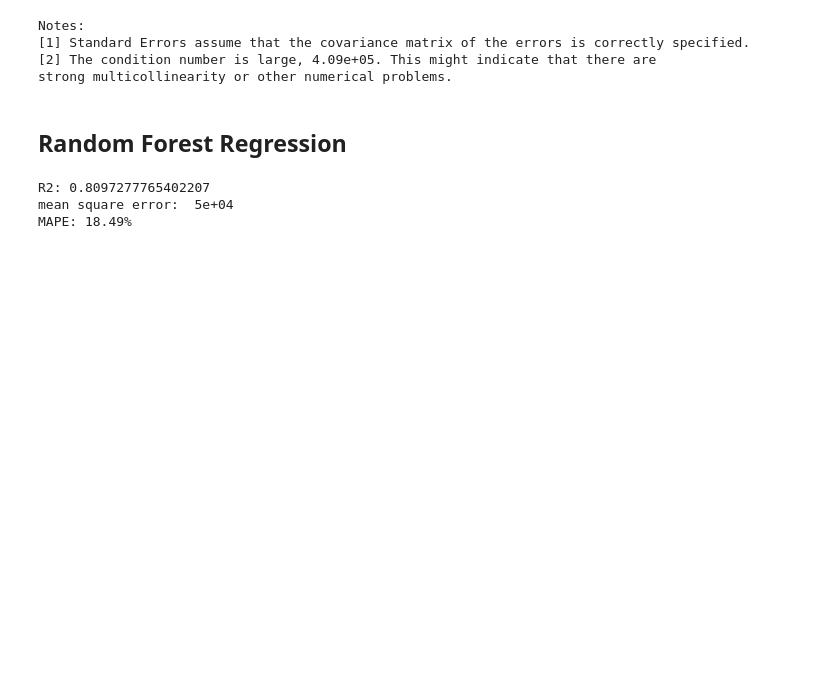
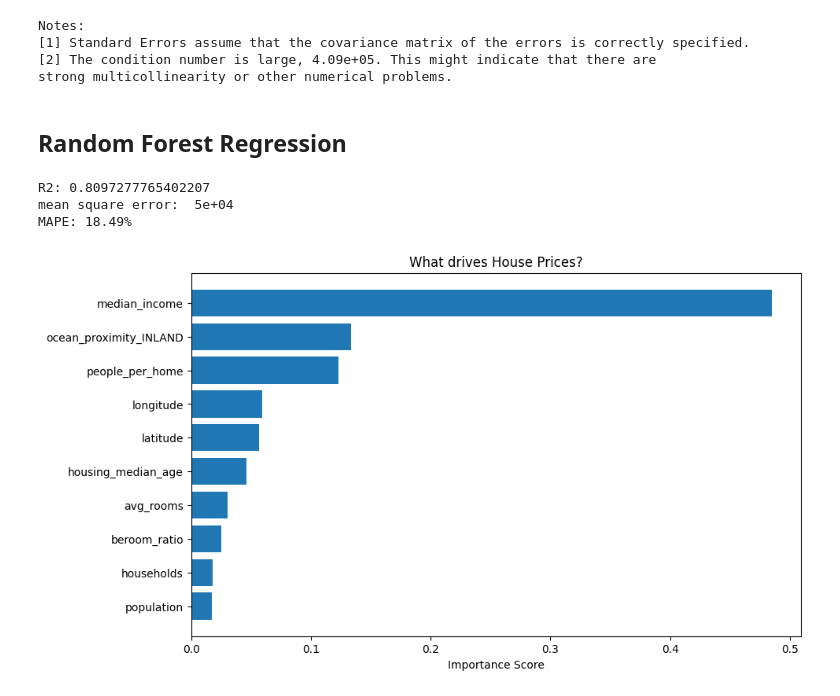
Before and after one commit to alodbrock19/machine_learning_notebooks, a Jupyter notebook: housing/housing.ipynb, the cells around one changed output. Cells and saved outputs as stored; diff of their text form; code cells hidden in the pictures; blank space fills up the shorter version.

Commit message:
feature importance

```diff
--- a/housing/housing.ipynb
+++ b/housing/housing.ipynb
@@ -201,3 +201,22 @@ print(f"MAPE: {mape:.2%}")
 R2: 0.8097277765402207
 mean square error:  5e+04
 MAPE: 18.49%
+# %%
+# Get feature importance from the trained model
+importances = rfr.feature_importances_
+
+# Create a DataFrame to view them easily
+feature_importance_df = pd.DataFrame({
+    'Feature': X_train.columns,
+    'Importance': importances
+}).sort_values(by='Importance', ascending=False)
+
+# Plot top 10
+plt.figure(figsize=(10, 6))
+plt.barh(feature_importance_df['Feature'][:10], feature_importance_df['Importance'][:10])
+plt.xlabel("Importance Score")
+plt.gca().invert_yaxis() # Put the most important at the top
+plt.title("What drives House Prices?")
+plt.show()
+# %% [output]
+[figure, added]
```
Also changed, not shown: parts of 1 cell of this notebook.
